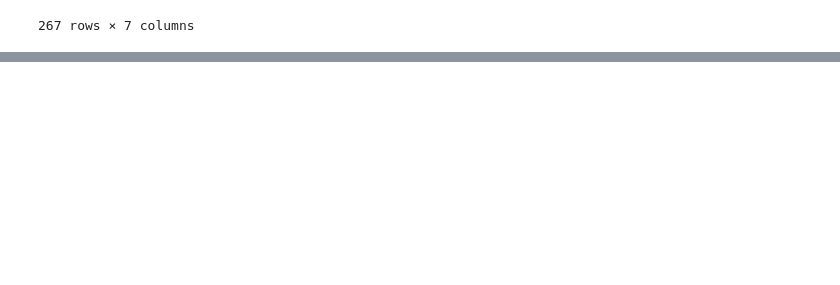
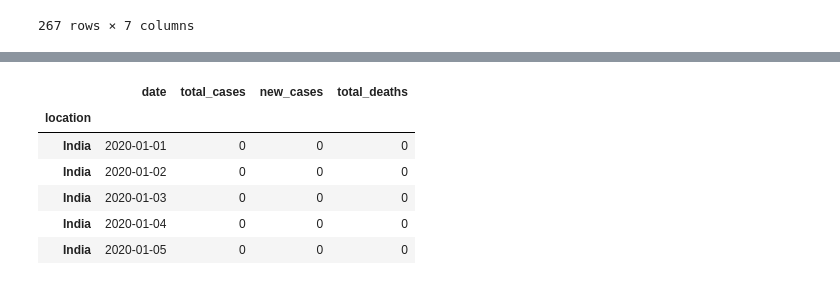
Before and after one commit to 41x3n/Impact-of-lockdown-in-India-COVID-19, a Jupyter notebook: analysis.ipynb, the cells around one changed output, grey strips where cells are left out. Cells and saved outputs as stored; diff of their text form; code cells hidden in the pictures; blank space fills up the shorter version.

```diff
--- a/analysis.ipynb
+++ b/analysis.ipynb
@@ -360,0 +368,11 @@ map
+# %%
+india_df = india.iloc[1:121, 1:5]
+india_df.head()
+# %% [output]
+|  | date | total_cases | new_cases | total_deaths |
+| location |  |  |  |  |
+| India | 2020-01-01 | 0 | 0 | 0 |
+| India | 2020-01-02 | 0 | 0 | 0 |
+| India | 2020-01-03 | 0 | 0 | 0 |
+| India | 2020-01-04 | 0 | 0 | 0 |
+| India | 2020-01-05 | 0 | 0 | 0 |
```
Also changed, not shown: parts of 11 cells of this notebook, 3 other files.
